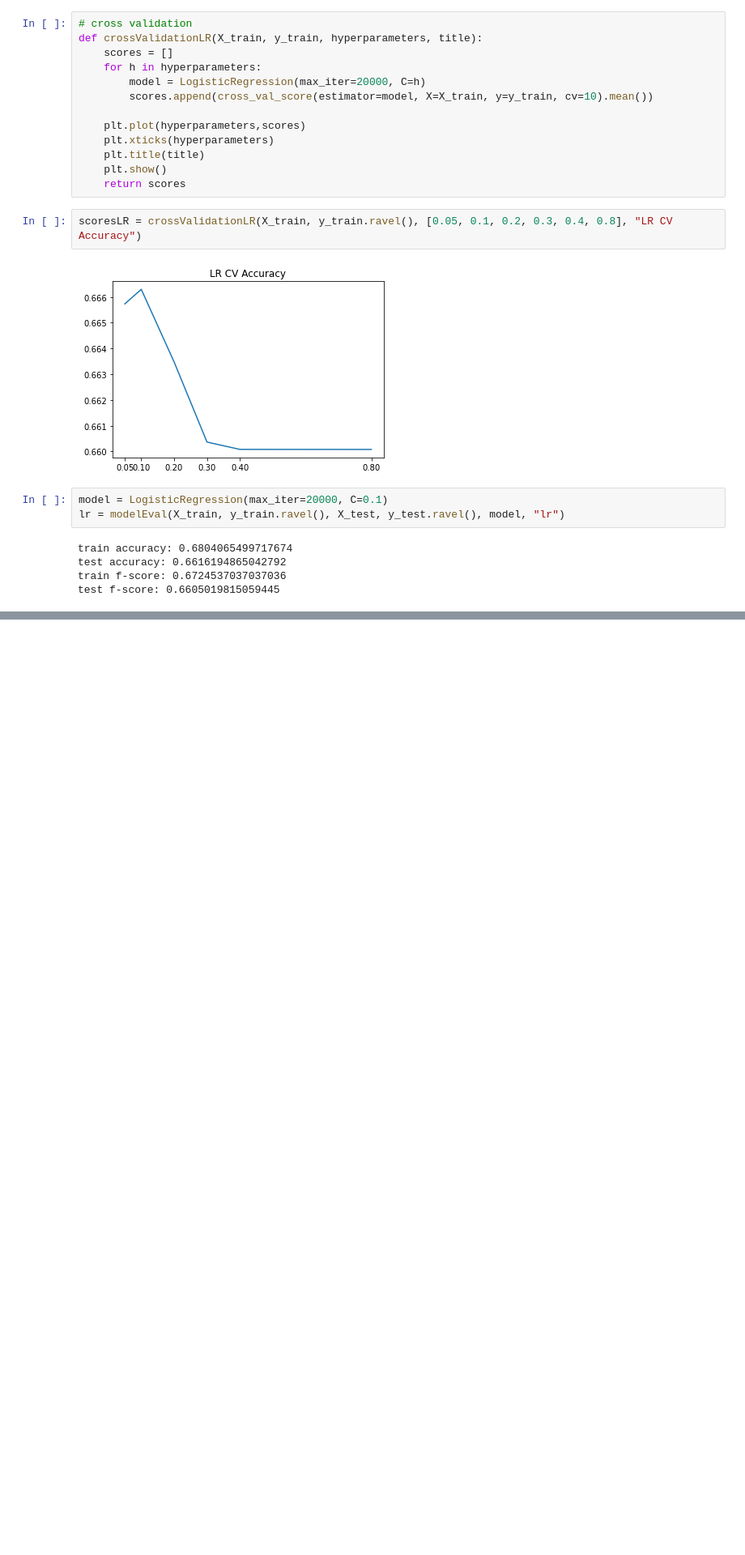
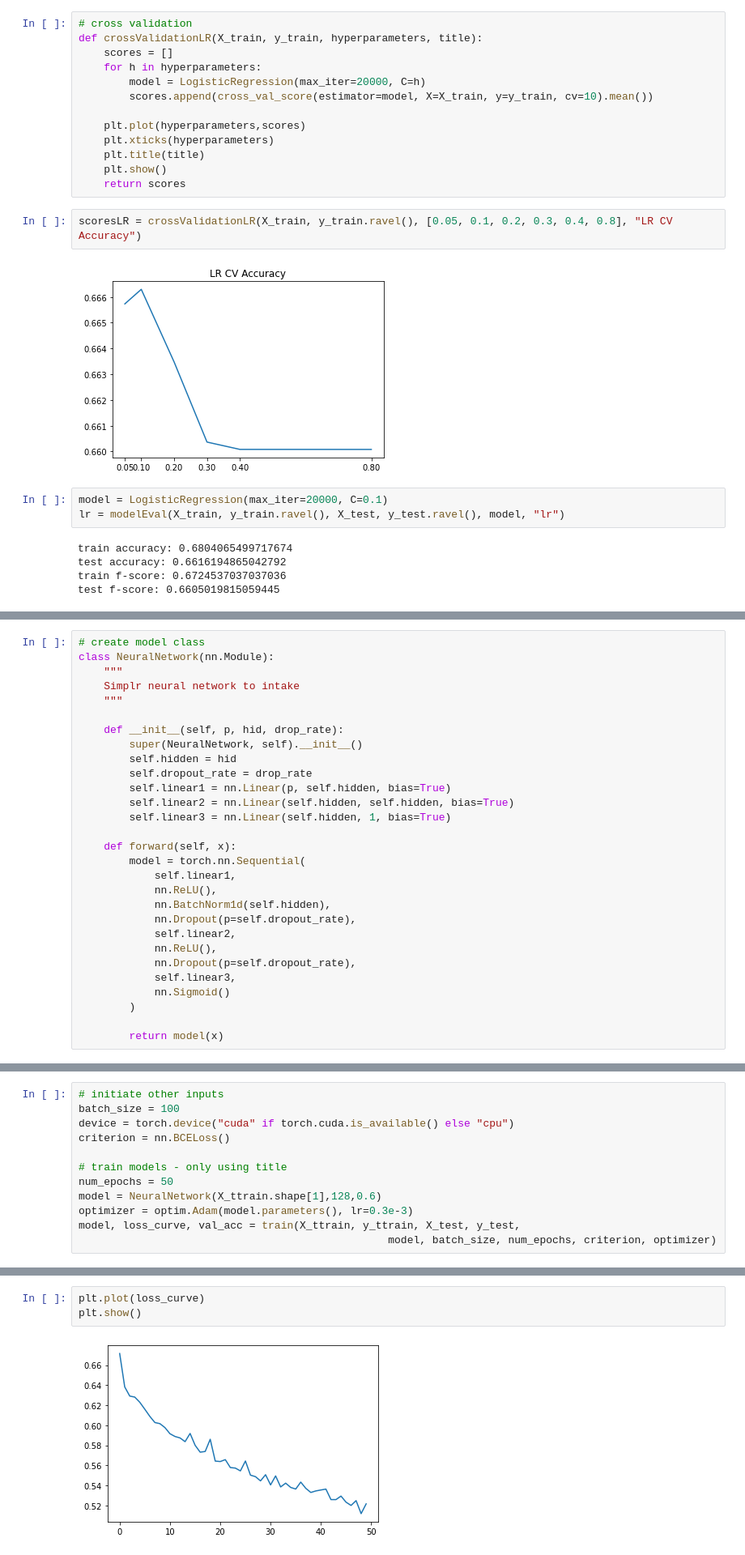
Before and after one commit to zycalice/securities-class-action, a Jupyter notebook: notebooks/train_models_dismissed_classification.ipynb, the cells around one changed output, grey strips where cells are left out. Shown at 81% size. Cells and saved outputs as stored; diff of their text form; blank space fills up the shorter version.

Commit message:
add models

```diff
--- a/notebooks/train_models_dismissed_classification.ipynb
+++ b/notebooks/train_models_dismissed_classification.ipynb
@@ -321,0 +368,29 @@ test f-score: 0.6605019815059445
+# %%
+# create model class
+class NeuralNetwork(nn.Module):
+    """
+    Simplr neural network to intake
+    """
+
+    def __init__(self, p, hid, drop_rate):
+        super(NeuralNetwork, self).__init__()
+        self.hidden = hid
+        self.dropout_rate = drop_rate
+        self.linear1 = nn.Linear(p, self.hidden, bias=True)
+        self.linear2 = nn.Linear(self.hidden, self.hidden, bias=True)
+        self.linear3 = nn.Linear(self.hidden, 1, bias=True)
+
+    def forward(self, x):
+        model = torch.nn.Sequential(
+            self.linear1,
+            nn.ReLU(),
+            nn.BatchNorm1d(self.hidden),
+            nn.Dropout(p=self.dropout_rate),
+            self.linear2,
+            nn.ReLU(),
+            nn.Dropout(p=self.dropout_rate),
+            self.linear3,
+            nn.Sigmoid()
+        )
+
+        return model(x)
@@ -321,0 +453,12 @@ test f-score: 0.6605019815059445
+# %%
+# initiate other inputs
+batch_size = 100
+device = torch.device("cuda" if torch.cuda.is_available() else "cpu")
+criterion = nn.BCELoss()
+
+# train models - only using title
+num_epochs = 50
+model = NeuralNetwork(X_ttrain.shape[1],128,0.6)
+optimizer = optim.Adam(model.parameters(), lr=0.3e-3)
+model, loss_curve, val_acc = train(X_ttrain, y_ttrain, X_test, y_test,
+                                                 model, batch_size, num_epochs, criterion, optimizer)
@@ -321,0 +483,5 @@ test f-score: 0.6605019815059445
+# %%
+plt.plot(loss_curve)
+plt.show()
+# %% [output]
+[figure, added]
```
Also changed, not shown: parts of 8 cells of this notebook, 1 other file.
